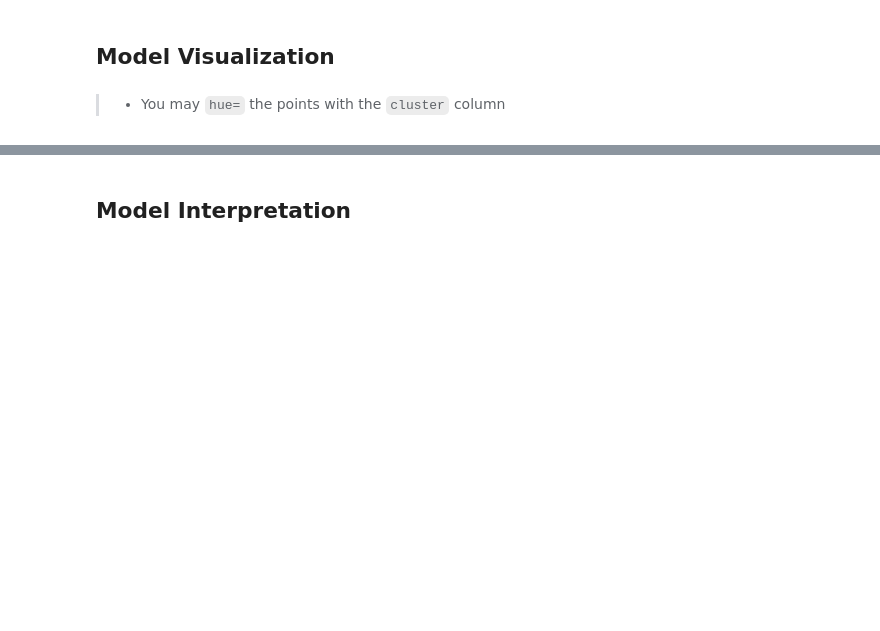
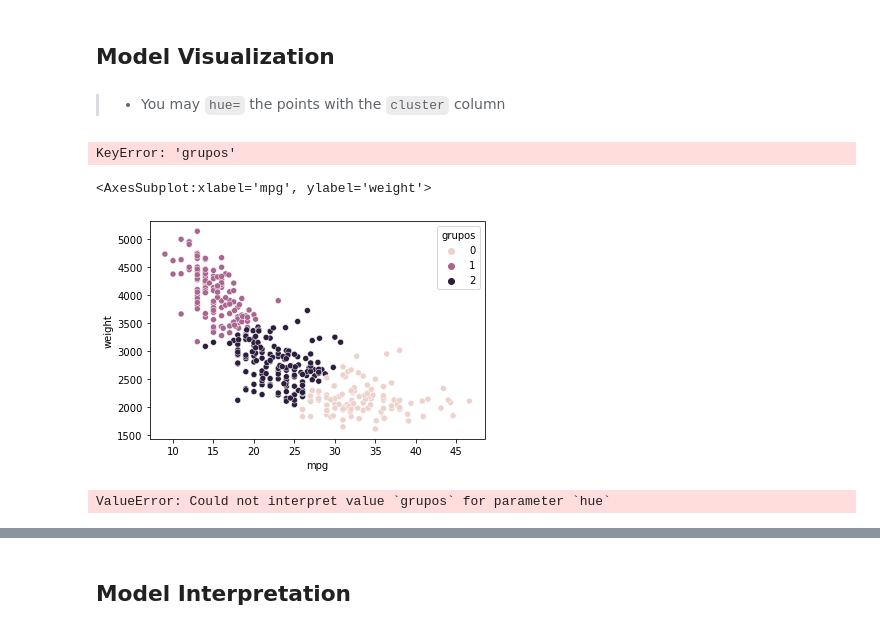
Before and after one commit to jgijonc/resolving-python-data-science, a Jupyter notebook: II Machine Learning & Deep Learning/05_Cluster Analysis con k-Means/05practice_cluster-kmeans.ipynb, the cells around one changed output, grey strips where cells are left out. Saved outputs shown, nothing was run; the diff lists cells and outputs as text; code cells hidden in the pictures; blank space fills up the shorter version.

```diff
--- a/II Machine Learning & Deep Learning/05_Cluster Analysis con k-Means/05practice_cluster-kmeans.ipynb
+++ b/II Machine Learning & Deep Learning/05_Cluster Analysis con k-Means/05practice_cluster-kmeans.ipynb
@@ -198,3 +306,5 @@ sns.scatterplot(x="mpg", y="weight",data=dfsel, hue="grupo", palette="Set1")
 ## `predict()` the *cluster* for every row
 # %% [markdown]
 > - `model.` + `↹`
+# %%
+grupos = model.predict(dfnorm[['mpg', 'weight']])
@@ -201,3 +333,5 @@ sns.scatterplot(x="mpg", y="weight",data=dfsel, hue="grupo", palette="Set1")
 # %% [markdown]
 > - Create a `dfsel` DataFrame
 > - That contains the **columns you used for the model**
+# %%
+dfsel = df[['mpg', 'weight']].copy()
@@ -211,4 +351,19 @@ SyntaxError: invalid syntax (Temp/ipykernel_1004/933620656.py, line 1)
+# %%
+dfsel['grupos'] = grupos
 # %% [markdown]
 ## Model Visualization
 # %% [markdown]
 > - You may `hue=` the points with the `cluster` column
+# %%
+df['grupos']
+# %% [output]
+KeyError: 'grupos'
+# %%
+sns.scatterplot(x='mpg', y='weight', data=dfsel, hue='grupos')
+# %% [output]
+<AxesSubplot:xlabel='mpg', ylabel='weight'>
+[figure, added]
+# %%
+sns.scatterplot(x='mpg', y='weight', data=df, hue='grupos')
+# %% [output]
+ValueError: Could not interpret value `grupos` for parameter `hue`
```
Also changed, not shown: parts of 43 cells of this notebook, 2 other files.
